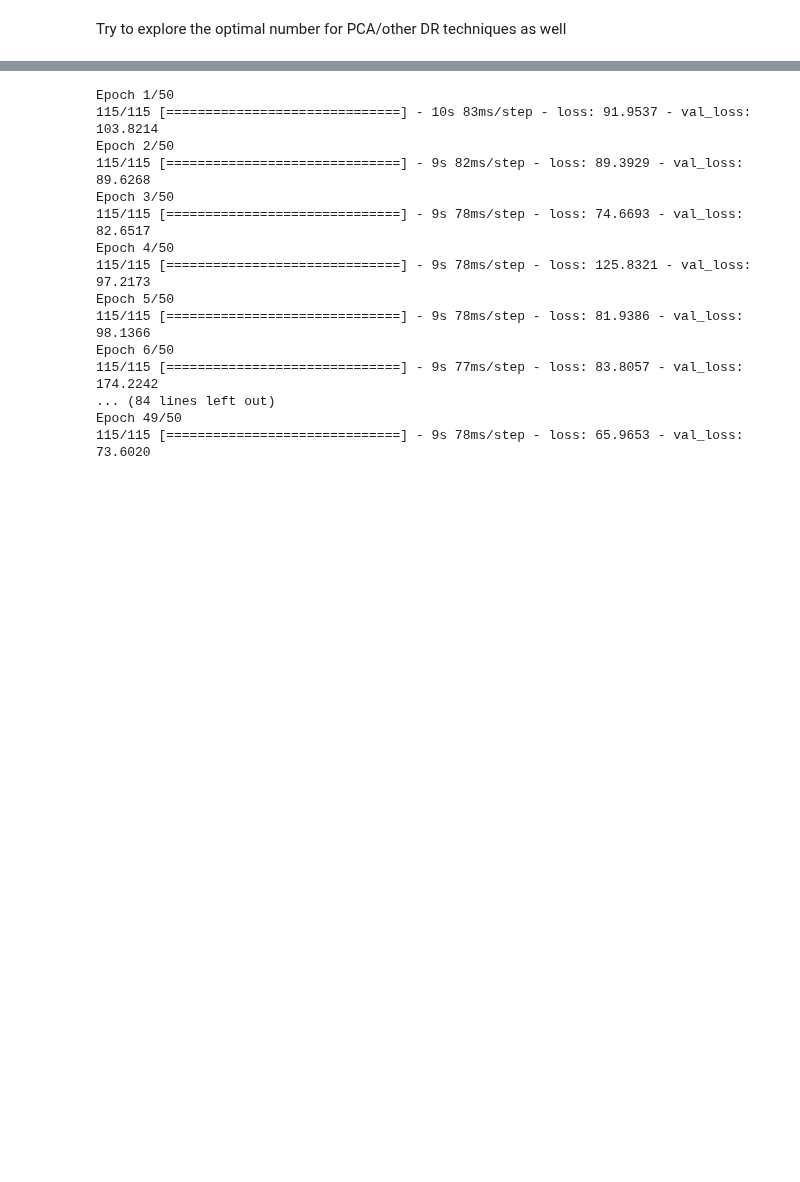
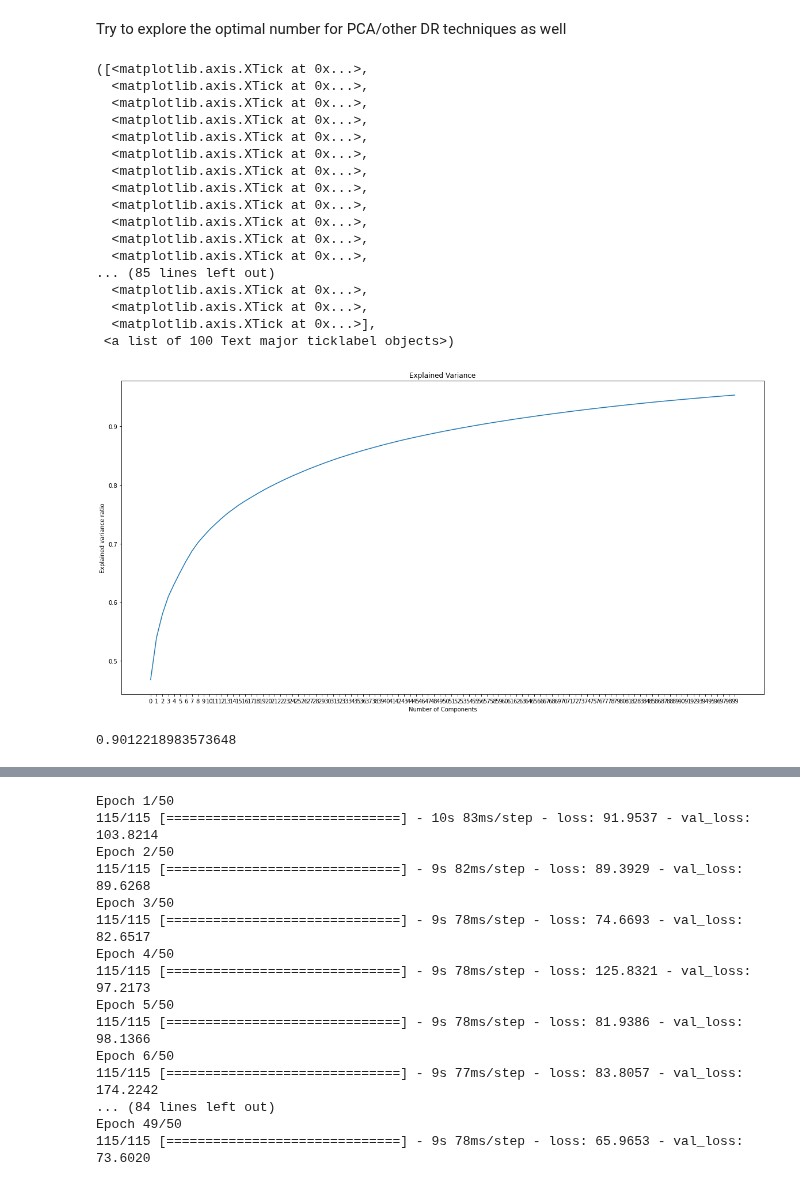
Before and after one commit to telenovelachuan/data_science, a Jupyter notebook: master_project/user_localization.ipynb, the cells around one changed output, grey strips where cells are left out. Saved outputs shown, nothing was run; the diff lists cells and outputs as text; code cells hidden in the pictures; blank space fills up the shorter version.

```diff
--- a/master_project/user_localization.ipynb
+++ b/master_project/user_localization.ipynb
@@ -180,4 +171,38 @@ def keras_model2(opt=Adam(1e-3)):
 Modeling after PCA
 # %% [markdown]
 Try to explore the optimal number for PCA/other DR techniques as well
+# %%
+condense_to = 100
+pca = PCA(n_components=condense_to)
+pca.fit_transform(h2.reshape(512, -1))
+plt.figure(figsize=(20, 10))
+plt.plot(np.cumsum(pca.explained_variance_ratio_))
+plt.xlabel("Number of Components")
+plt.ylabel("Explained variance ratio")
+plt.title("Explained Variance")
+plt.xticks(np.arange(0, condense_to, 1))
+# %% [output]
+([<matplotlib.axis.XTick at 0x...>,
+  <matplotlib.axis.XTick at 0x...>,
+  <matplotlib.axis.XTick at 0x...>,
+  <matplotlib.axis.XTick at 0x...>,
+  <matplotlib.axis.XTick at 0x...>,
+  <matplotlib.axis.XTick at 0x...>,
+  <matplotlib.axis.XTick at 0x...>,
+  <matplotlib.axis.XTick at 0x...>,
+  <matplotlib.axis.XTick at 0x...>,
+  <matplotlib.axis.XTick at 0x...>,
+  <matplotlib.axis.XTick at 0x...>,
+  <matplotlib.axis.XTick at 0x...>,
+... (85 lines left out)
+  <matplotlib.axis.XTick at 0x...>,
+  <matplotlib.axis.XTick at 0x...>,
+  <matplotlib.axis.XTick at 0x...>],
+ <a list of 100 Text major ticklabel objects>)
+[figure, added]
+# %%
+cumsum = np.cumsum(pca.explained_variance_ratio_)
+cumsum[55]
+# %% [output]
+0.9012218983573648
 # %%
```
Also changed, not shown: parts of 16 cells of this notebook, 1 other file.
